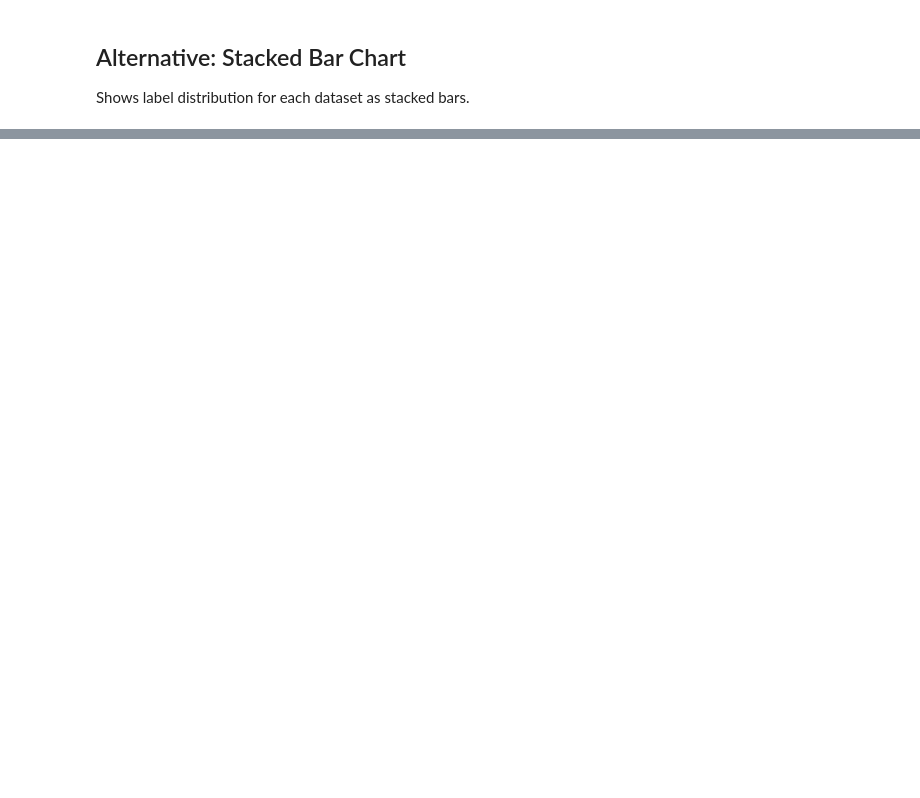
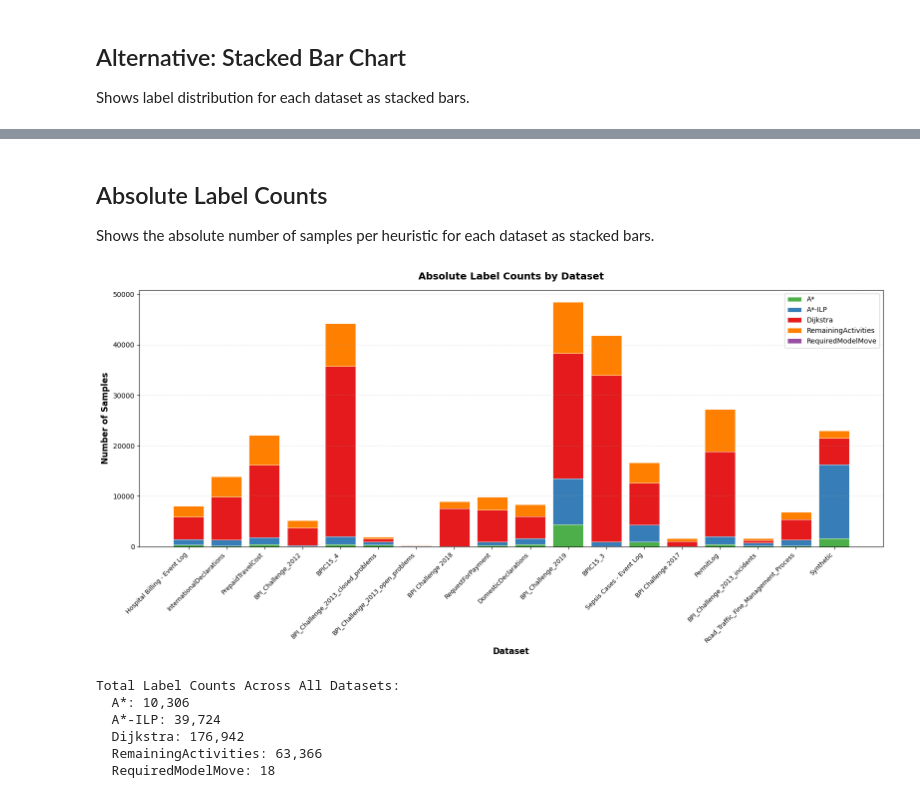
Before and after one commit to RostigerDagmer/pm_ws25, a Jupyter notebook: experiments/label_distribution_landscape.ipynb, the cells around one changed output, grey strips where cells are left out. Saved outputs shown, nothing was run; the diff lists cells and outputs as text; code cells hidden in the pictures; blank space fills up the shorter version.

```diff
--- a/experiments/label_distribution_landscape.ipynb
+++ b/experiments/label_distribution_landscape.ipynb
@@ -589,0 +483,44 @@ plt.show()
+# %% [markdown]
+## Absolute Label Counts
+
+Shows the absolute number of samples per heuristic for each dataset as stacked bars.
+# %%
+# Create stacked bar chart (absolute counts)
+fig, ax = plt.subplots(figsize=(16, 8))
+
+dataset_names = [r['name'] for r in results]
+heuristics = sorted(HEURISTIC_COLORS.keys())
+
+x = np.arange(len(dataset_names))
+width = 0.8
+bottom = np.zeros(len(dataset_names))
+
+for heuristic in heuristics:
+    values = [r['label_counts'].get(heuristic, 0) for r in results]
+    ax.bar(x, values, width, bottom=bottom, label=heuristic,
+           color=HEURISTIC_COLORS[heuristic], edgecolor='white', linewidth=0.5)
+    bottom += values
+
+ax.set_ylabel('Number of Samples', fontsize=12, fontweight='bold')
+ax.set_xlabel('Dataset', fontsize=12, fontweight='bold')
+ax.set_title('Absolute Label Counts by Dataset', fontsize=14, fontweight='bold', pad=15)
+ax.set_xticks(x)
+ax.set_xticklabels(dataset_names, rotation=45, ha='right', fontsize=9)
+ax.legend(loc='upper right', fontsize=10)
+ax.grid(axis='y', alpha=0.3, linestyle='--')
+
+plt.tight_layout()
+plt.show()
+
+print("\nTotal Label Counts Across All Datasets:")
+for h in heuristics:
+    total = sum(r['label_counts'].get(h, 0) for r in results)
+    print(f"  {h}: { total:,}")
+# %% [output]
+[figure, added]
+Total Label Counts Across All Datasets:
+  A*: 10,306
+  A*-ILP: 39,724
+  Dijkstra: 176,942
+  RemainingActivities: 63,366
+  RequiredModelMove: 18
```
Also changed, not shown: parts of 7 cells of this notebook.
